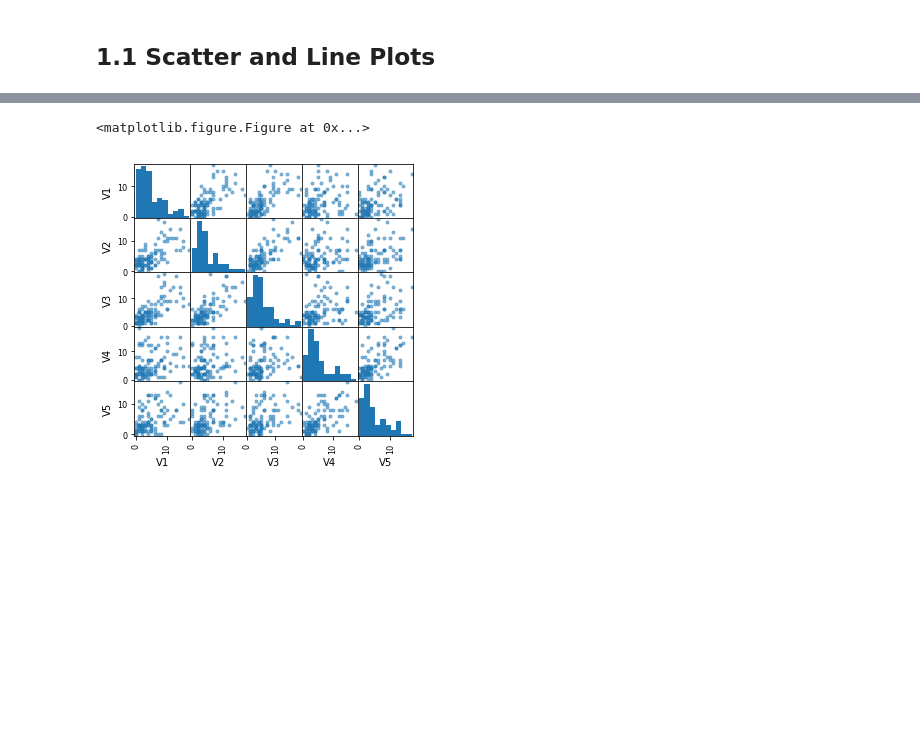
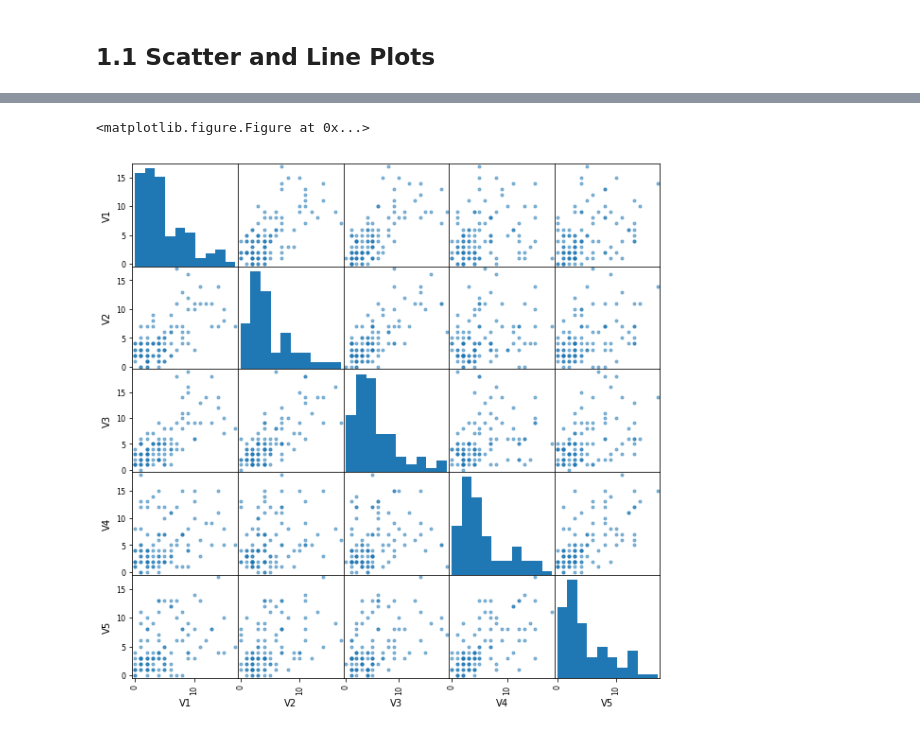
Before and after one commit to davidmunkacsi93/machine-intelligence, a Jupyter notebook: 01_Data_Processing/01_Solution/01_sheet.ipynb, the cells around one changed output, grey strips where cells are left out. Saved outputs shown, nothing was run; the diff lists cells and outputs as text; code cells hidden in the pictures; blank space fills up the shorter version.

```diff
--- a/01_Data_Processing/01_Solution/01_sheet.ipynb
+++ b/01_Data_Processing/01_Solution/01_sheet.ipynb
@@ -19,9 +21,9 @@ plt.show()
 # %%
 from pandas.tools.plotting import scatter_matrix
 
 plt.figure()
-scatter_matrix(data.ix[:, 0:5], alpha=0.5, figsize=(5,5))
+scatter_matrix(data.ix[:, 0:5], alpha=0.5, figsize=(10,10))
 plt.show()
 # %% [output]
 <matplotlib.figure.Figure at 0x...>
-[figure, old version]
+[figure, new version]
```
Also changed, not shown: parts of 2 cells of this notebook.
